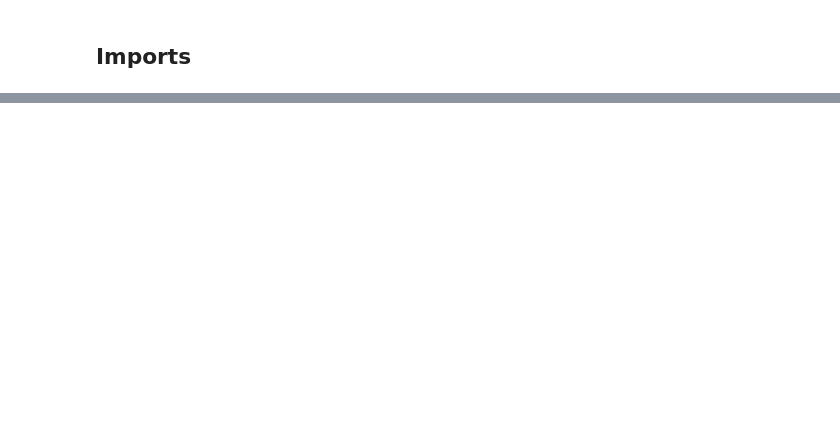
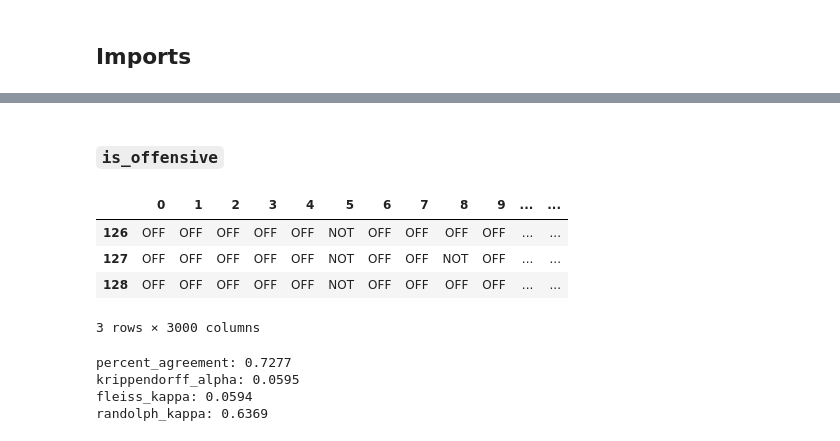
Before and after one commit to DougTrajano/olid-br, a Jupyter notebook: notebooks/processing/build_dataset.ipynb, the cells around one changed output, grey strips where cells are left out. Saved outputs shown, nothing was run; the diff lists cells and outputs as text; code cells hidden in the pictures; blank space fills up the shorter version.

```diff
--- a/notebooks/processing/build_dataset.ipynb
+++ b/notebooks/processing/build_dataset.ipynb
@@ -217,0 +97,16 @@ uploader.upload_aksk(access_key=args.AWS_ACCESS_KEY_ID,
+# %%
+data = {}
+
+for file in files:
+    print(f"Reading {file}")
+    temp = bucket.download_json(key=file)
+
+    for row in temp:
+        if row["data"]["text"] not in data.keys():
+            data[row["data"]["text"]] = row
+        else:
+            data[row["data"]["text"]]["annotations"].extend(row["annotations"])
+
+data = [v for _, v in data.items()]
+
+print(f"Count: {len(data)}")
@@ -217,0 +144,4 @@ uploader.upload_aksk(access_key=args.AWS_ACCESS_KEY_ID,
+# %%
+raw_texts = [text for text in raw_texts if len(text.annotations) == 3]
+
+print(f"{len(raw_texts)} raw texts with 3 annotations.")
@@ -217,0 +174,11 @@ uploader.upload_aksk(access_key=args.AWS_ACCESS_KEY_ID,
+# %% [markdown]
+### `is_offensive`
+# %%
+is_offensive = pd.DataFrame(dataset.get_annotations(raw_texts, "is_offensive"))
+is_offensive.transpose().head()
+# %% [output]
+|  | 0 | 1 | 2 | 3 | 4 | 5 | 6 | 7 | 8 | 9 | ... | ... |
+| 126 | OFF | OFF | OFF | OFF | OFF | NOT | OFF | OFF | OFF | OFF | ... | ... |
+| 127 | OFF | OFF | OFF | OFF | OFF | NOT | OFF | OFF | NOT | OFF | ... | ... |
+| 128 | OFF | OFF | OFF | OFF | OFF | NOT | OFF | OFF | OFF | OFF | ... | ... |
+3 rows × 3000 columns
@@ -217,0 +194,12 @@ uploader.upload_aksk(access_key=args.AWS_ACCESS_KEY_ID,
+# %%
+irr = InterRaterReliability(
+    is_offensive.values.transpose().tolist()
+)
+
+for metric, score in irr.get_all().items():
+    print(f"{metric}: {score:.4f}")
+# %% [output]
+percent_agreement: 0.7277
+krippendorff_alpha: 0.0595
+fleiss_kappa: 0.0594
+randolph_kappa: 0.6369
```
Also changed, not shown: parts of 105 cells of this notebook, 33 other files.
